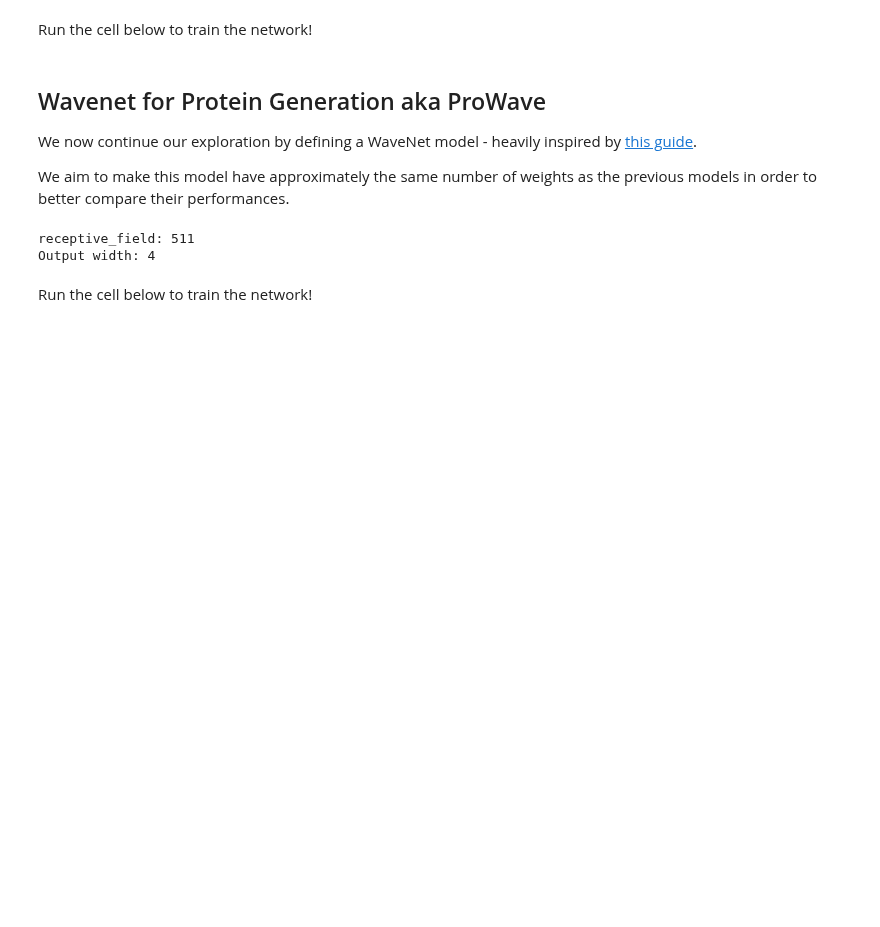
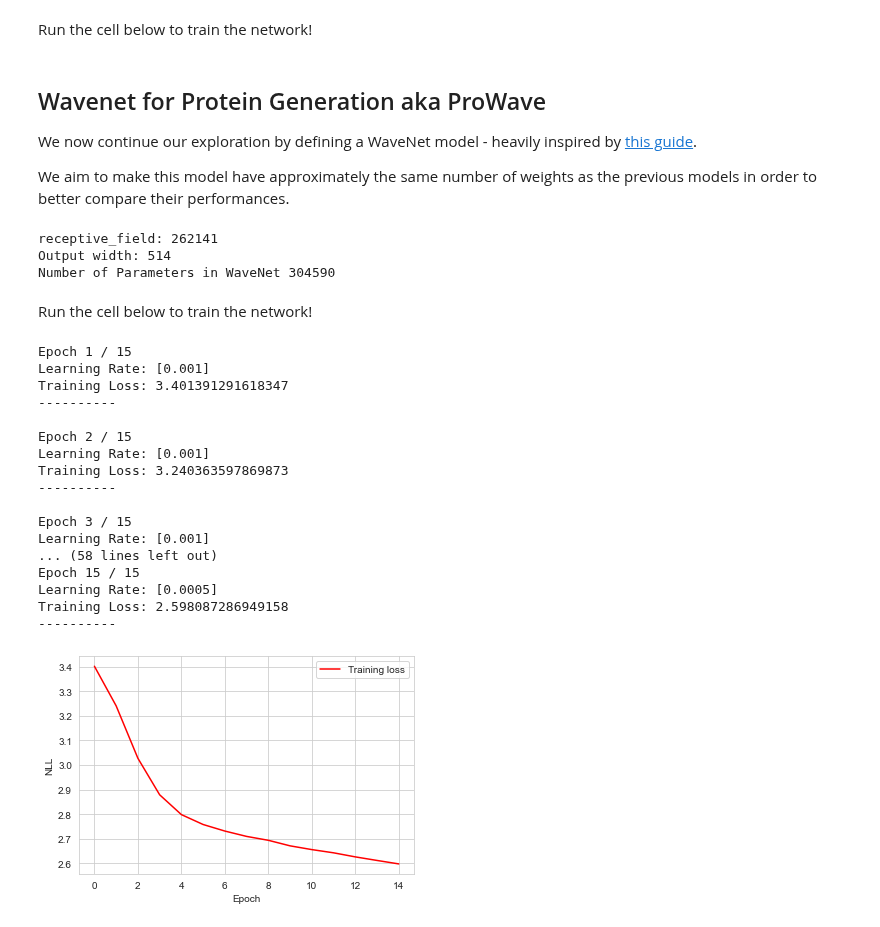
Before and after one commit to hansemandse/prowave, a Jupyter notebook: src/DeeplearningProject.ipynb, the cells around one changed output. Cells and saved outputs as stored; diff of their text form; code cells hidden in the pictures; blank space fills up the shorter version.

Commit message:
Fixed WaveNet

```diff
--- a/src/DeeplearningProject.ipynb
+++ b/src/DeeplearningProject.ipynb
@@ -380,9 +380,9 @@ print(Y_valid.head())
 We will use a DataLoader to make training more efficient. Unfortunately, Pickle loads the data as an implicit `object_` type (which Pandas also uses to represent DataFrame entries that are not scalars or similar basic types), which must be converted to a numeric type that PyTorch can work with. This is done with the conversion to a Python list below.
 # %%
 from torch.utils.data import TensorDataset, DataLoader
-EPOCHS = 15
-BATCH_SIZE = 50
-TRAIN_SIZE = 100 # max len(X_train.values)
+EPOCHS = 30
+BATCH_SIZE = 10
+TRAIN_SIZE = 10000 # max len(X_train.values)
 VALID_SIZE = 2000  # max len(X_valid.values)
 
 # Transform training data first
@@ -463,14 +463,18 @@ We now continue our exploration by defining a WaveNet model - heavily inspired b
 
 We aim to make this model have approximately the same number of weights as the previous models in order to better compare their performances.
 # %%
-from model import ProWaveNet, nll_loss
-netProWave = ProWaveNet(LENGTH_OUT, num_layers = 8, num_hidden = 32)
-netProWave.criterion = nll_loss
-netProWave.optimizer = optim.Adam(netProWave.parameters(), lr=0.00086)
+from model import ProWaveNet, nll_loss # LENGTH_OUT,
+netProWave = ProWaveNet( num_time_samples = (512 * 512) + 510 , num_layers = 16, num_hidden = 30, num_channels = 30, num_classes  = 30, num_blocks   = 4, kernel_size  = 2)
+netProWave.criterion = nll_loss # torch.nn.CrossEntropyLoss() #nll_loss
+netProWave.optimizer = optim.Adam(netProWave.parameters(), lr=0.001)
 netProWave.scheduler = optim.lr_scheduler.StepLR(netProWave.optimizer, step_size = 10, gamma = 0.5)
+
+# Print the Size of the Wavenet
+print("Number of Parameters in WaveNet", sum(p.numel() for p in netProWave.parameters()))
 # %% [output]
-receptive_field: 511
-Output width: 4
+receptive_field: 262141
+Output width: 514
+Number of Parameters in WaveNet 304590
 # %%
 # Prepare the Data to enter the WaveNet
 # The Data needto have the dimensions [Batch x Channel x Len]
@@ -478,6 +483,25 @@ Output width: 4
 Run the cell below to train the network!
 # %%
 # Train WaveNet model
-netProWave.train(train_loader, num_epochs = EPOCHS, disp_interval = 1)
+netProWave.train(train_loader, num_epochs = EPOCHS, disp_interval = 1, vocab_size = 30)
 # Create a generator with the model and the training data
-netProGen = Generator(netProWave, train_dataset)
+#netProGen = Generator(netProWave, train_dataset)
+# %% [output]
+Epoch 1 / 15
+Learning Rate: [0.001]
+Training Loss: 3.401391291618347
+----------
+
+Epoch 2 / 15
+Learning Rate: [0.001]
+Training Loss: 3.240363597869873
+----------
+
+Epoch 3 / 15
+Learning Rate: [0.001]
+... (58 lines left out)
+Epoch 15 / 15
+Learning Rate: [0.0005]
+Training Loss: 2.598087286949158
+----------
+[figure, added]
```
Also changed, not shown: parts of 2 cells of this notebook, 1 other file.
